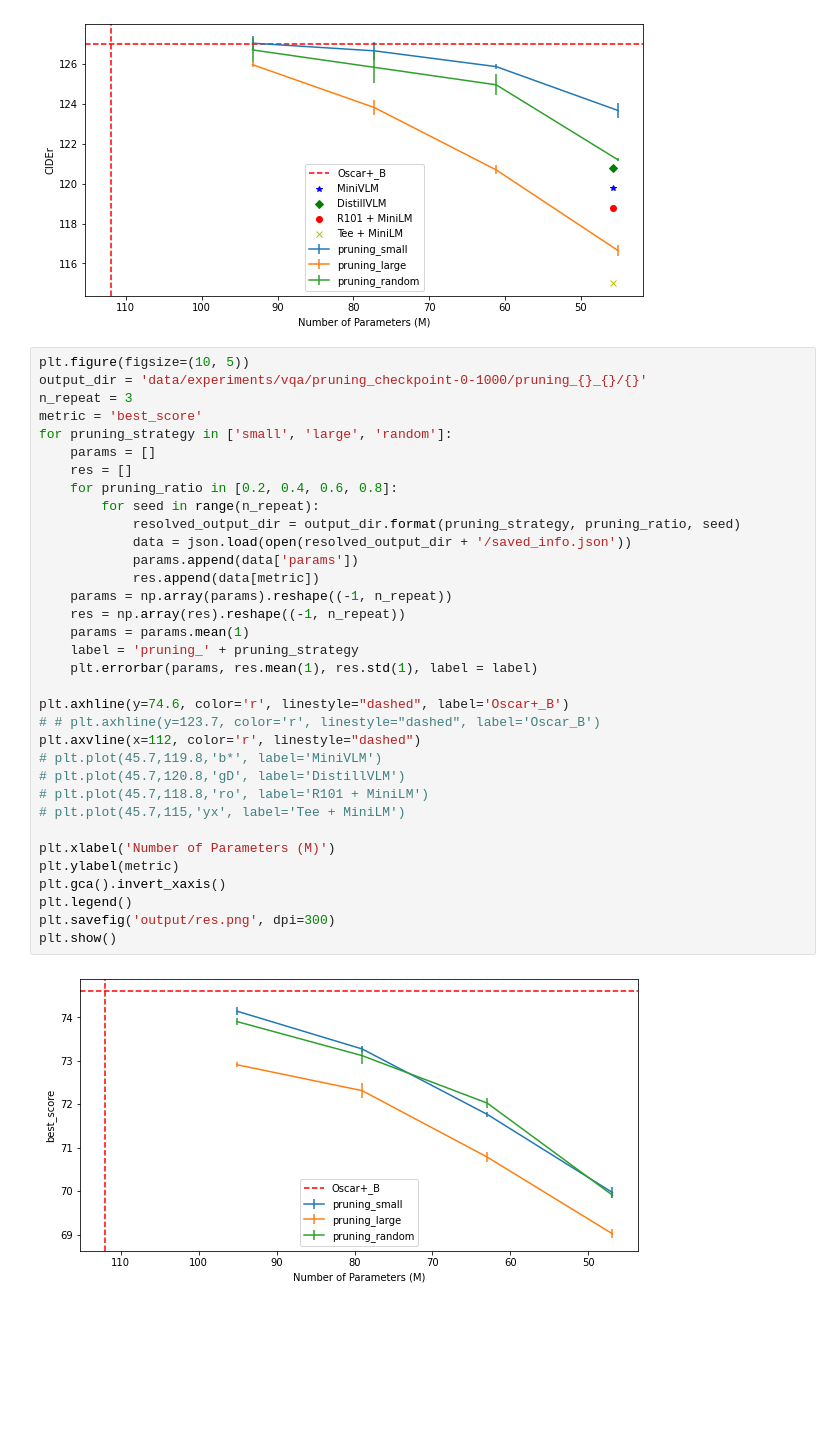
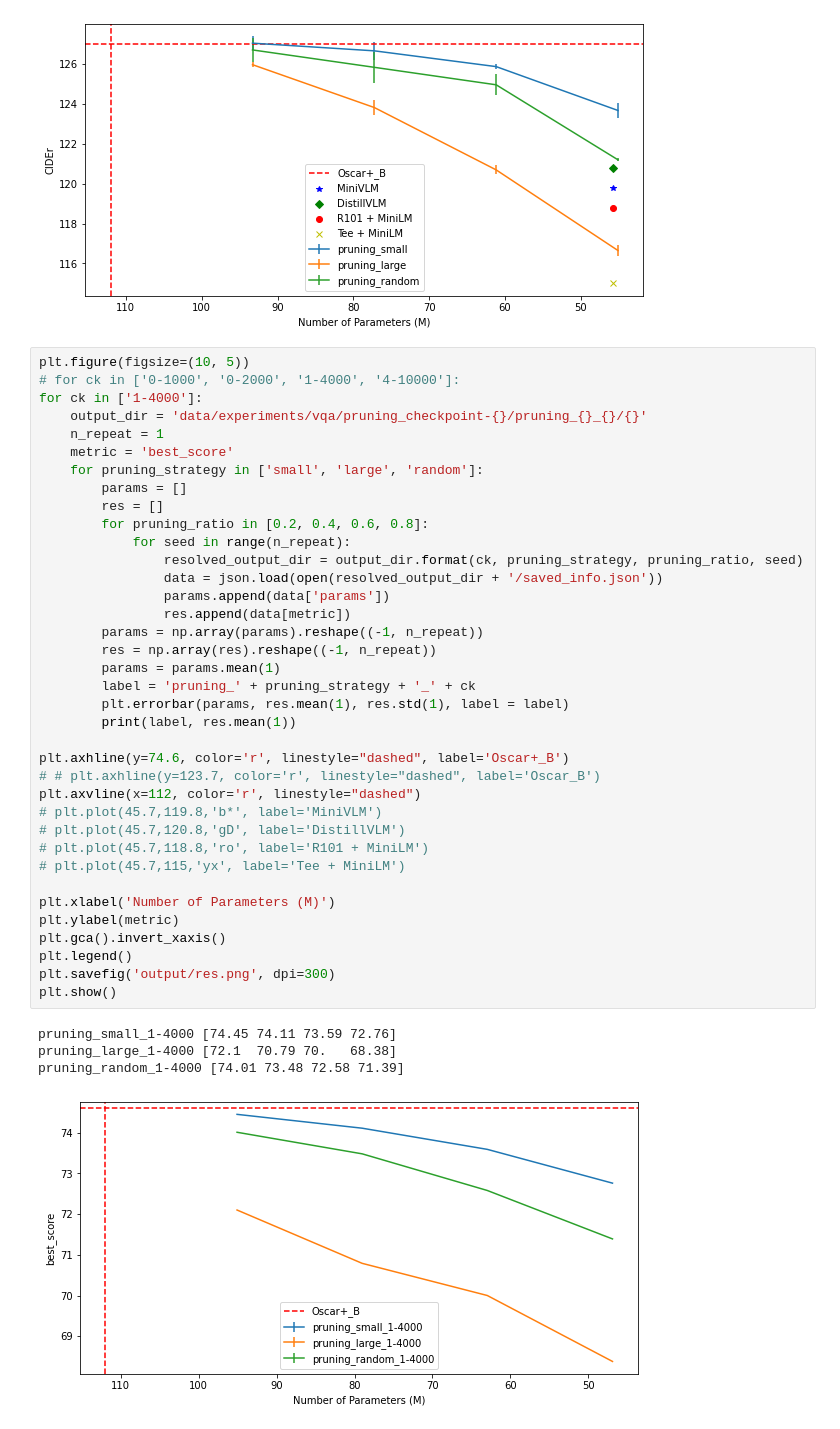
Before and after one commit to liqing-ustc/Oscar, a Jupyter notebook: results_analysis.ipynb, the cells around one changed output. Drawn from its saved outputs; the diff is of its cells as text; blank space fills up the shorter version.

```diff
--- a/results_analysis.ipynb
+++ b/results_analysis.ipynb
@@ -41,37 +41,43 @@ plt.show()
 [figure]
 # %%
 plt.figure(figsize=(10, 5))
-output_dir = 'data/experiments/vqa/pruning_checkpoint-0-1000/pruning_{}_{}/{}'
-n_repeat = 3
-metric = 'best_score'
-for pruning_strategy in ['small', 'large', 'random']:
-    params = []
-    res = []
-    for pruning_ratio in [0.2, 0.4, 0.6, 0.8]:
-        for seed in range(n_repeat):
-            resolved_output_dir = output_dir.format(pruning_strategy, pruning_ratio, seed)
-            data = json.load(open(resolved_output_dir + '/saved_info.json'))
-            params.append(data['params'])
-            res.append(data[metric])
-    params = np.array(params).reshape((-1, n_repeat))
-    res = np.array(res).reshape((-1, n_repeat))
-    params = params.mean(1)
-    label = 'pruning_' + pruning_strategy
-    plt.errorbar(params, res.mean(1), res.std(1), label = label)
+# for ck in ['0-1000', '0-2000', '1-4000', '4-10000']:
+for ck in ['1-4000']:
+    output_dir = 'data/experiments/vqa/pruning_checkpoint-{}/pruning_{}_{}/{}'
+    n_repeat = 1
+    metric = 'best_score'
+    for pruning_strategy in ['small', 'large', 'random']:
+        params = []
+        res = []
+        for pruning_ratio in [0.2, 0.4, 0.6, 0.8]:
+            for seed in range(n_repeat):
+                resolved_output_dir = output_dir.format(ck, pruning_strategy, pruning_ratio, seed)
+                data = json.load(open(resolved_output_dir + '/saved_info.json'))
+                params.append(data['params'])
+                res.append(data[metric])
+        params = np.array(params).reshape((-1, n_repeat))
+        res = np.array(res).reshape((-1, n_repeat))
+        params = params.mean(1)
+        label = 'pruning_' + pruning_strategy + '_' + ck
+        plt.errorbar(params, res.mean(1), res.std(1), label = label)
+        print(label, res.mean(1))
 
 plt.axhline(y=74.6, color='r', linestyle="dashed", label='Oscar+_B')
 # # plt.axhline(y=123.7, color='r', linestyle="dashed", label='Oscar_B')
 plt.axvline(x=112, color='r', linestyle="dashed")
 # plt.plot(45.7,119.8,'b*', label='MiniVLM')
 # plt.plot(45.7,120.8,'gD', label='DistillVLM')
 # plt.plot(45.7,118.8,'ro', label='R101 + MiniLM')
 # plt.plot(45.7,115,'yx', label='Tee + MiniLM')
 
 plt.xlabel('Number of Parameters (M)')
 plt.ylabel(metric)
 plt.gca().invert_xaxis()
 plt.legend()
 plt.savefig('output/res.png', dpi=300)
 plt.show()
 # %% [output]
+pruning_small_1-4000 [74.45 74.11 73.59 72.76]
+pruning_large_1-4000 [72.1  70.79 70.   68.38]
+pruning_random_1-4000 [74.01 73.48 72.58 71.39]
-[figure, old version]
+[figure, new version]
```
Also changed, not shown: 3 other files.
